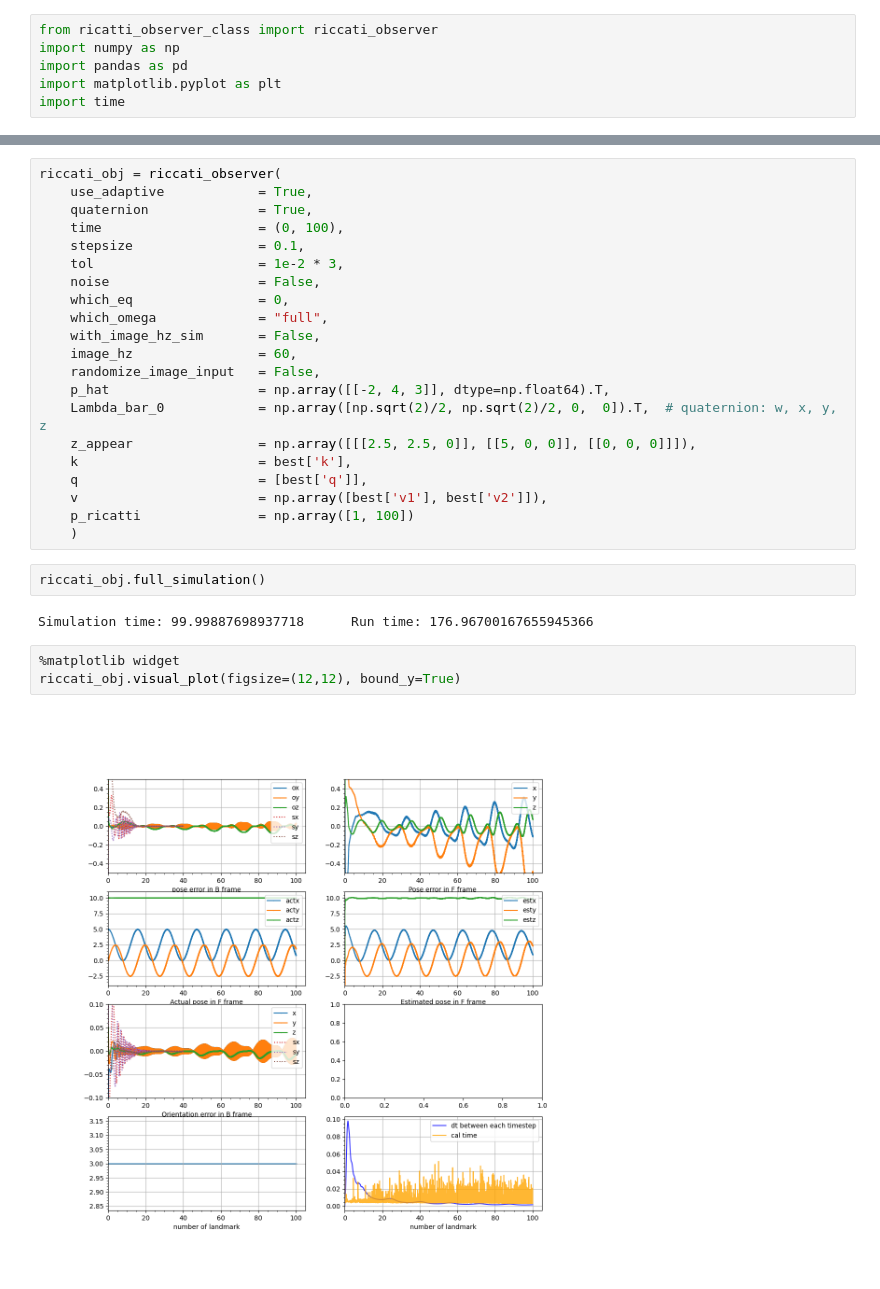
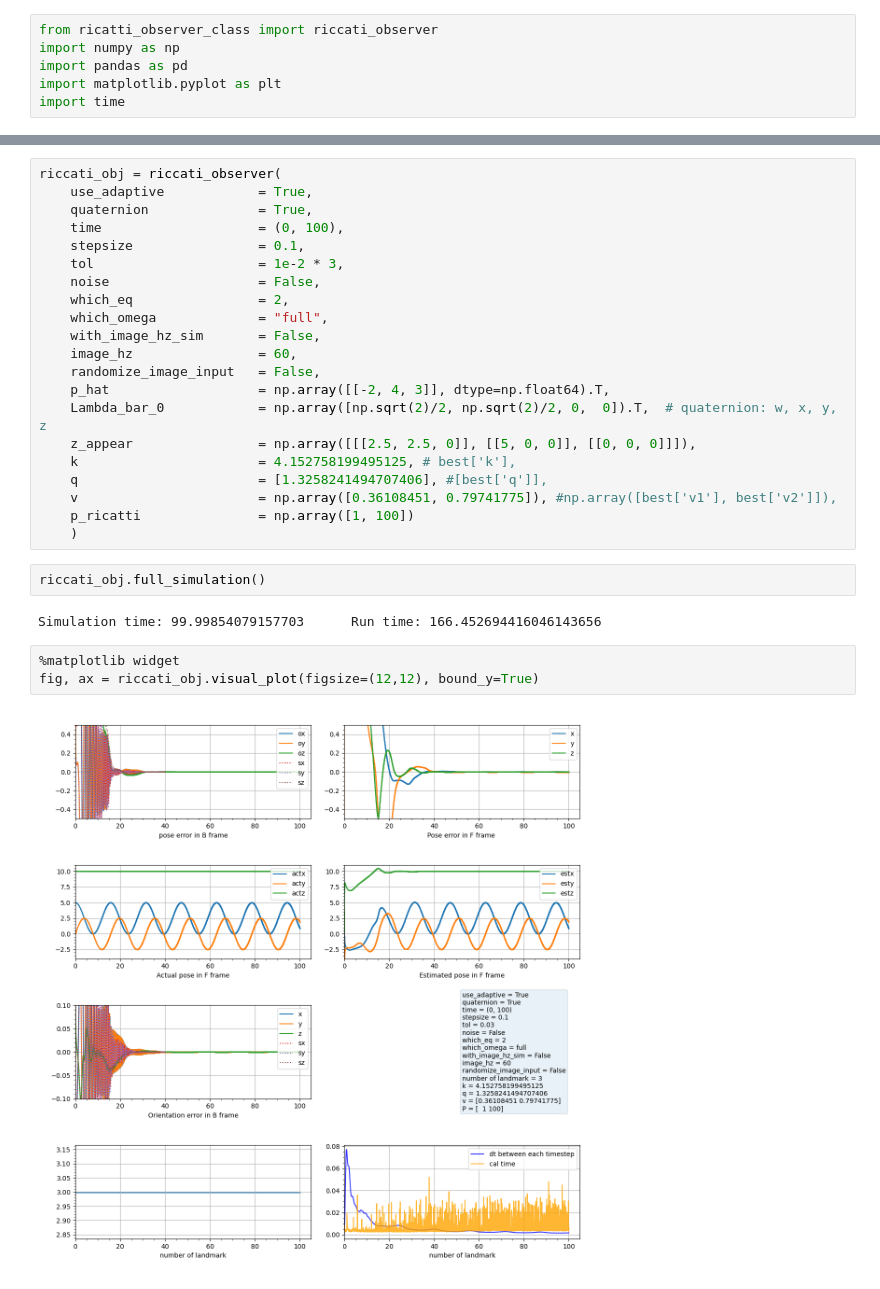
Before and after one commit to Annika-wyt/annika, a Jupyter notebook: parameters_optimization.ipynb, the cells around one changed output, grey strips where cells are left out. Cells and saved outputs as stored; diff of their text form.

```diff
--- a/parameters_optimization.ipynb
+++ b/parameters_optimization.ipynb
@@ -83,7 +82,7 @@ riccati_obj = riccati_observer(
     stepsize                = 0.1,
     tol                     = 1e-2 * 3,
     noise                   = False,
-    which_eq                = 0,
+    which_eq                = 2,
     which_omega             = "full",
     with_image_hz_sim       = False,
     image_hz                = 60,
@@ -91,17 +90,17 @@ riccati_obj = riccati_observer(
     p_hat                   = np.array([[-2, 4, 3]], dtype=np.float64).T,
     Lambda_bar_0            = np.array([np.sqrt(2)/2, np.sqrt(2)/2, 0,  0]).T,  # quaternion: w, x, y, z
     z_appear                = np.array([[[2.5, 2.5, 0]], [[5, 0, 0]], [[0, 0, 0]]]),
-    k                       = best['k'],
-    q                       = [best['q']],
-    v                       = np.array([best['v1'], best['v2']]),
+    k                       = 4.152758199495125, # best['k'],
+    q                       = [1.3258241494707406], #[best['q']],
+    v                       = np.array([0.36108451, 0.79741775]), #np.array([best['v1'], best['v2']]),
     p_ricatti               = np.array([1, 100])
     )
 # %%
 riccati_obj.full_simulation()
 # %% [output]
-Simulation time: 99.99887698937718      Run time: 176.96700167655945366
+Simulation time: 99.99854079157703      Run time: 166.452694416046143656
 # %%
 %matplotlib widget
-riccati_obj.visual_plot(figsize=(12,12), bound_y=True)
+fig, ax = riccati_obj.visual_plot(figsize=(12,12), bound_y=True)
 # %% [output]
-[figure, old version]
+[figure, new version]
```
Also changed, not shown: parts of 2 cells of this notebook, 1 other file.
